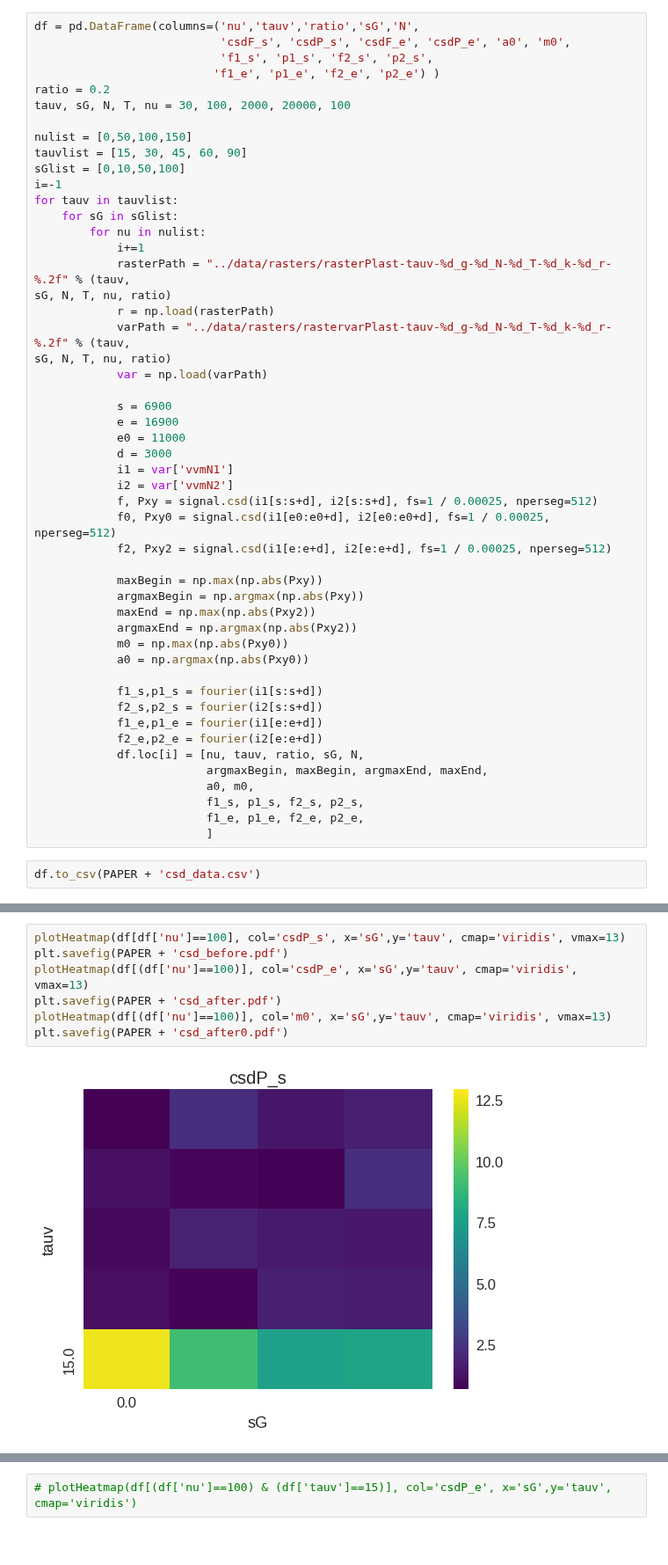
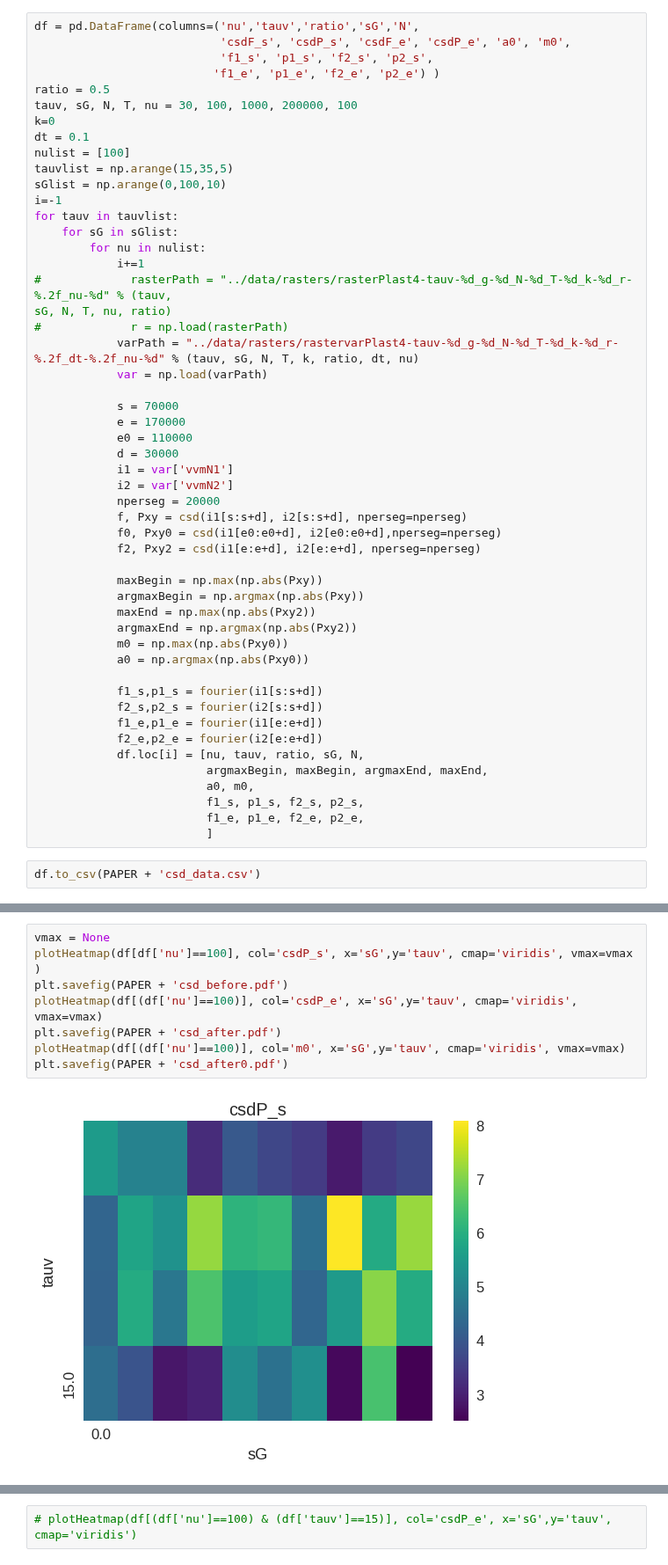
Before and after one commit to gpernelle/cortex, a Jupyter notebook: notebooks/paperSync-figure4.ipynb, the cells around one changed output, grey strips where cells are left out. Shown at 88% size. Saved outputs shown, nothing was run; the diff lists cells and outputs as text.

```diff
--- a/notebooks/paperSync-figure4.ipynb
+++ b/notebooks/paperSync-figure4.ipynb
@@ -80,31 +82,33 @@ df = pd.DataFrame(columns=('nu','tauv','ratio','sG','N',
                            'csdF_s', 'csdP_s', 'csdF_e', 'csdP_e', 'a0', 'm0',
                            'f1_s', 'p1_s', 'f2_s', 'p2_s',
                           'f1_e', 'p1_e', 'f2_e', 'p2_e') )
-ratio = 0.2
-tauv, sG, N, T, nu = 30, 100, 2000, 20000, 100
-
-nulist = [0,50,100,150]
-tauvlist = [15, 30, 45, 60, 90]
-sGlist = [0,10,50,100]
+ratio = 0.5
+tauv, sG, N, T, nu = 30, 100, 1000, 200000, 100
+k=0
+dt = 0.1
+nulist = [100]
+tauvlist = np.arange(15,35,5)
+sGlist = np.arange(0,100,10)
 i=-1
 for tauv in tauvlist:
     for sG in sGlist:
         for nu in nulist:
             i+=1
-            rasterPath = "../data/rasters/rasterPlast-tauv-%d_g-%d_N-%d_T-%d_k-%d_r-%.2f" % (tauv,                                                                            sG, N, T, nu, ratio)
-            r = np.load(rasterPath)
-            varPath = "../data/rasters/rastervarPlast-tauv-%d_g-%d_N-%d_T-%d_k-%d_r-%.2f" % (tauv,                                                                                     sG, N, T, nu, ratio)
+#             rasterPath = "../data/rasters/rasterPlast4-tauv-%d_g-%d_N-%d_T-%d_k-%d_r-%.2f_nu-%d" % (tauv,                                                                            sG, N, T, nu, ratio)
+#             r = np.load(rasterPath)
+            varPath = "../data/rasters/rastervarPlast4-tauv-%d_g-%d_N-%d_T-%d_k-%d_r-%.2f_dt-%.2f_nu-%d" % (tauv, sG, N, T, k, ratio, dt, nu)
             var = np.load(varPath)
 
-            s = 6900
-            e = 16900
-            e0 = 11000
-            d = 3000
+            s = 70000
+            e = 170000
+            e0 = 110000
+            d = 30000
             i1 = var['vvmN1']
             i2 = var['vvmN2']
-            f, Pxy = signal.csd(i1[s:s+d], i2[s:s+d], fs=1 / 0.00025, nperseg=512)
-            f0, Pxy0 = signal.csd(i1[e0:e0+d], i2[e0:e0+d], fs=1 / 0.00025, nperseg=512)
-            f2, Pxy2 = signal.csd(i1[e:e+d], i2[e:e+d], fs=1 / 0.00025, nperseg=512)
+            nperseg = 20000
+            f, Pxy = csd(i1[s:s+d], i2[s:s+d], nperseg=nperseg)
+            f0, Pxy0 = csd(i1[e0:e0+d], i2[e0:e0+d],nperseg=nperseg)
+            f2, Pxy2 = csd(i1[e:e+d], i2[e:e+d], nperseg=nperseg)
 
             maxBegin = np.max(np.abs(Pxy))
             argmaxBegin = np.argmax(np.abs(Pxy))
@@ -137,9 +140,10 @@ df[(df['sG']==100) & (df['nu']==100)]
 # %%
-plotHeatmap(df[df['nu']==100], col='csdP_s', x='sG',y='tauv', cmap='viridis', vmax=13)
+vmax = None
+plotHeatmap(df[df['nu']==100], col='csdP_s', x='sG',y='tauv', cmap='viridis', vmax=vmax )
 plt.savefig(PAPER + 'csd_before.pdf')
-plotHeatmap(df[(df['nu']==100)], col='csdP_e', x='sG',y='tauv', cmap='viridis', vmax=13)
+plotHeatmap(df[(df['nu']==100)], col='csdP_e', x='sG',y='tauv', cmap='viridis', vmax=vmax)
 plt.savefig(PAPER + 'csd_after.pdf')
-plotHeatmap(df[(df['nu']==100)], col='m0', x='sG',y='tauv', cmap='viridis', vmax=13)
+plotHeatmap(df[(df['nu']==100)], col='m0', x='sG',y='tauv', cmap='viridis', vmax=vmax)
 plt.savefig(PAPER + 'csd_after0.pdf')
 # %% [output]
-[figure, old version]
+[figure, new version]
```
Also changed, not shown: parts of 14 cells of this notebook, 4 other files.
